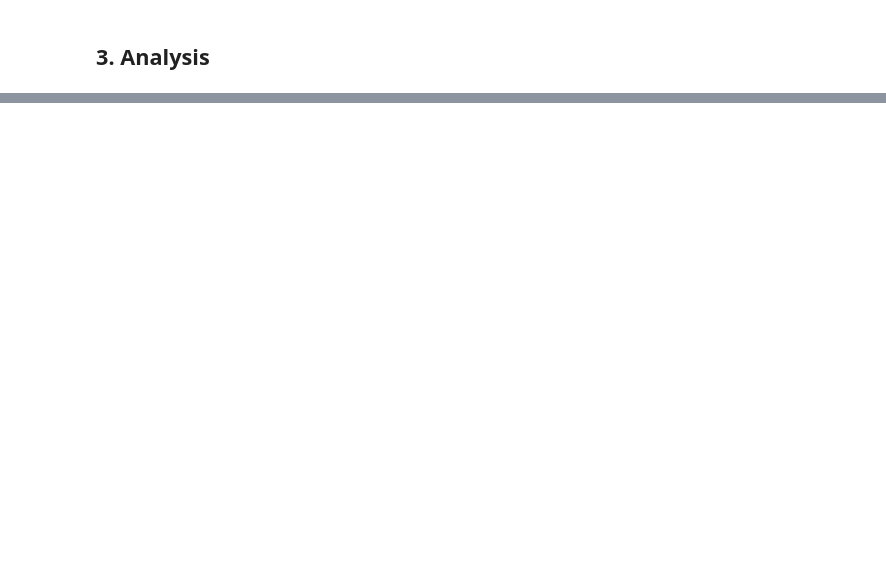
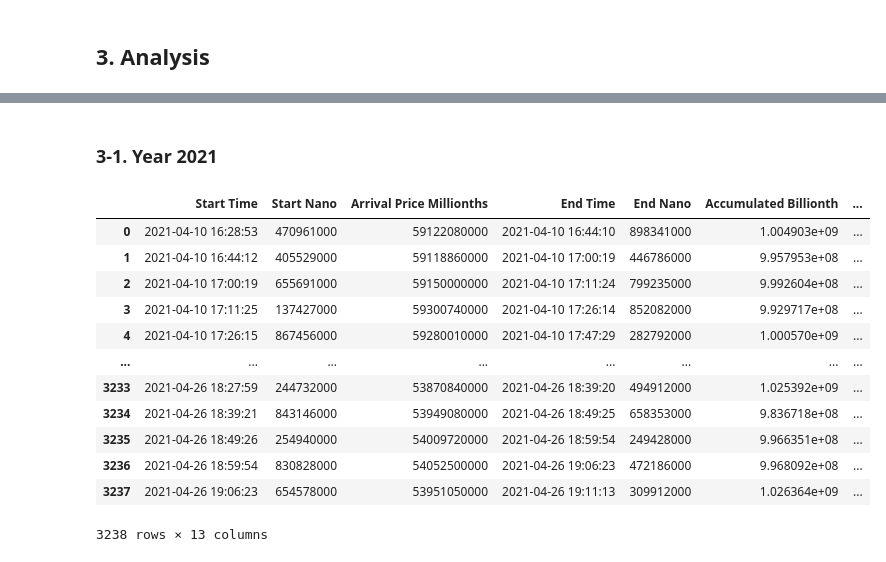
Before and after one commit to kwhyun97/FINM-33150-W23, a Jupyter notebook: Homework/Homework 4/Kiwan_Hyun_12125881_HW4.ipynb, the cells around one changed output, grey strips where cells are left out. Drawn from its saved outputs; the diff is of its cells as text; code cells hidden in the pictures; blank space fills up the shorter version.

```diff
--- a/Homework/Homework 4/Kiwan_Hyun_12125881_HW4.ipynb
+++ b/Homework/Homework 4/Kiwan_Hyun_12125881_HW4.ipynb
@@ -35,6 +35,7 @@ reaction_time = int(0.1 * (10 ** 9)) # in nano seconds
 currency_crypto_cost = 50 * (10 ** (-4))
 crypto_crypto_cost = 10 * (10 ** (-4))
 p = 0.05 # 5% participation rate
+one_bitcoin = 10**9
 # %% [markdown]
 <h5> Helper Functions </h5>
 # %%
@@ -324,0 +433,22 @@ KeyboardInterrupt:
+# %% [markdown]
+<h3> 3-1. Year 2021 </h3>
+# %%
+# year 2021
+BTC_USD_2021_buys = accumulation_analytics(BTC_USD_2021[Order.Buy.value - 1], one_bitcoin)
+BTC_USD_2021_sells = accumulation_analytics(BTC_USD_2021[Order.Sell.value], one_bitcoin)
+# %%
+BTC_USD_2021_buys
+# %% [output]
+|  | Start Time | Start Nano | Arrival Price Millionths | End Time | End Nano | Accumulated Billionth | ... |
+| 0 | 2021-04-10 16:28:53 | 470961000 | 59122080000 | 2021-04-10 16:44:10 | 898341000 | 1.004903e+09 | ... |
+| 1 | 2021-04-10 16:44:12 | 405529000 | 59118860000 | 2021-04-10 17:00:19 | 446786000 | 9.957953e+08 | ... |
+| 2 | 2021-04-10 17:00:19 | 655691000 | 59150000000 | 2021-04-10 17:11:24 | 799235000 | 9.992604e+08 | ... |
+| 3 | 2021-04-10 17:11:25 | 137427000 | 59300740000 | 2021-04-10 17:26:14 | 852082000 | 9.929717e+08 | ... |
+| 4 | 2021-04-10 17:26:15 | 867456000 | 59280010000 | 2021-04-10 17:47:29 | 282792000 | 1.000570e+09 | ... |
+| ... | ... | ... | ... | ... | ... | ... | ... |
+| 3233 | 2021-04-26 18:27:59 | 244732000 | 53870840000 | 2021-04-26 18:39:20 | 494912000 | 1.025392e+09 | ... |
+| 3234 | 2021-04-26 18:39:21 | 843146000 | 53949080000 | 2021-04-26 18:49:25 | 658353000 | 9.836718e+08 | ... |
+| 3235 | 2021-04-26 18:49:26 | 254940000 | 54009720000 | 2021-04-26 18:59:54 | 249428000 | 9.966351e+08 | ... |
+| 3236 | 2021-04-26 18:59:54 | 830828000 | 54052500000 | 2021-04-26 19:06:23 | 472186000 | 9.968092e+08 | ... |
+| 3237 | 2021-04-26 19:06:23 | 654578000 | 53951050000 | 2021-04-26 19:11:13 | 309912000 | 1.026364e+09 | ... |
+3238 rows × 13 columns
```
Also changed, not shown: parts of 33 cells of this notebook.
